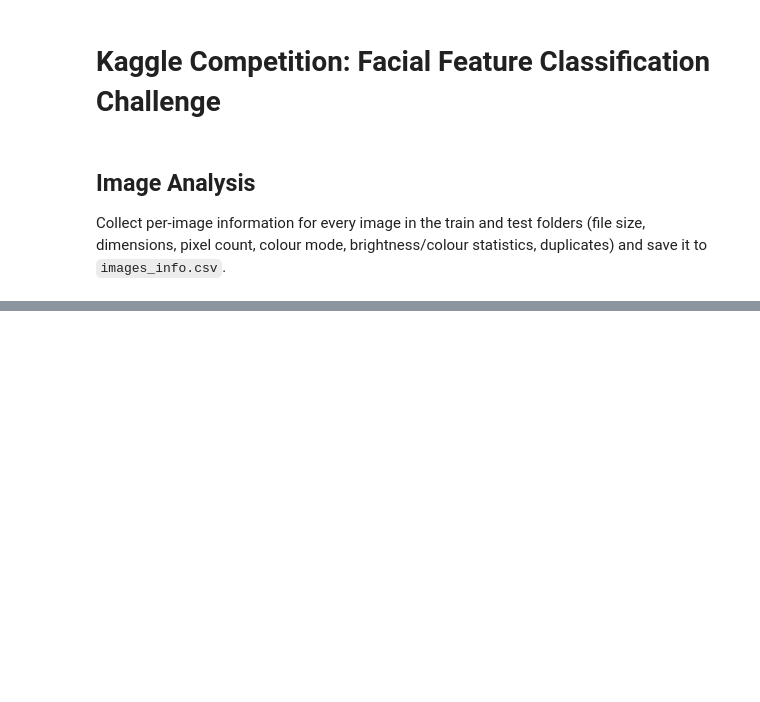
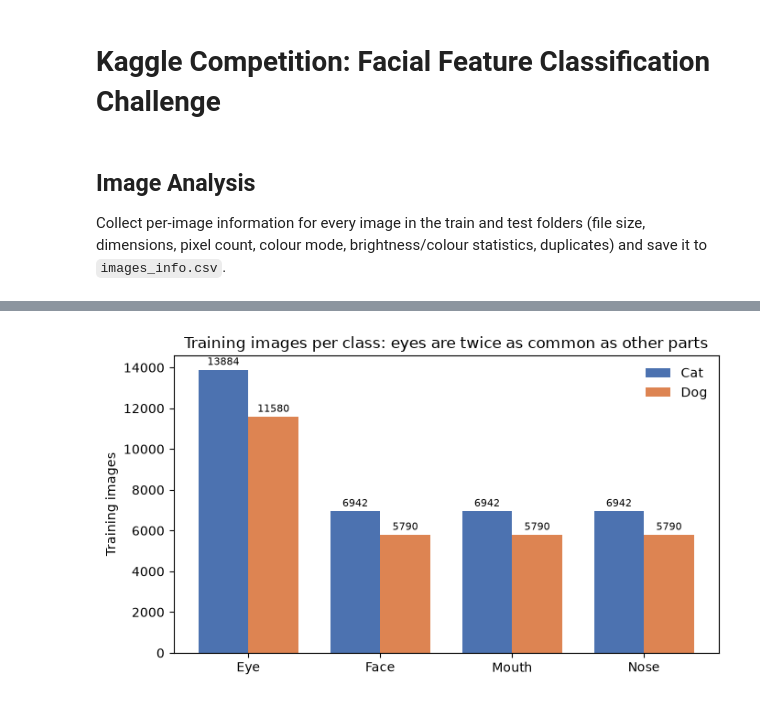
Before and after one commit to josh-sutcliffe-uni/Kaggle-Comp, a Jupyter notebook: kaggle_comp.ipynb, the cells around one changed output, grey strips where cells are left out. Drawn from its saved outputs; the diff is of its cells as text; code cells hidden in the pictures; blank space fills up the shorter version.

Commit message:
Starting on Task 1
Added more specific analysis of the image

```diff
--- a/kaggle_comp.ipynb
+++ b/kaggle_comp.ipynb
@@ -105,0 +371,27 @@ df_images_info.describe()
+# %%
+# Bar chart: one group of bars per facial part, cat and dog side by side
+cat_counts = []
+dog_counts = []
+for part in PARTS:
+    cat_counts.append(class_counts["Cat" + part])
+    dog_counts.append(class_counts["Dog" + part])
+
+x_positions = np.arange(len(PARTS))   # 0, 1, 2, 3
+bar_width = 0.38
+
+fig, ax = plt.subplots(figsize=(7, 4))
+cat_bars = ax.bar(x_positions - bar_width / 2, cat_counts, bar_width, label="Cat", color=CAT_COLOUR)
+dog_bars = ax.bar(x_positions + bar_width / 2, dog_counts, bar_width, label="Dog", color=DOG_COLOUR)
+ax.bar_label(cat_bars, fontsize=8, padding=2)   # Write the count above each bar
+ax.bar_label(dog_bars, fontsize=8, padding=2)
+
+ax.set_xticks(x_positions)
+ax.set_xticklabels(PARTS)
+ax.set_ylabel("Training images")
+ax.set_title("Training images per class: eyes are twice as common as other parts")
+ax.legend(frameon=False)
+plt.tight_layout()
+plt.savefig(figures_folder / "class_distribution.png", dpi=150, bbox_inches="tight")
+plt.show()
+# %% [output]
+[figure, added]
```
Also changed, not shown: parts of 31 cells of this notebook, 13 other files.
